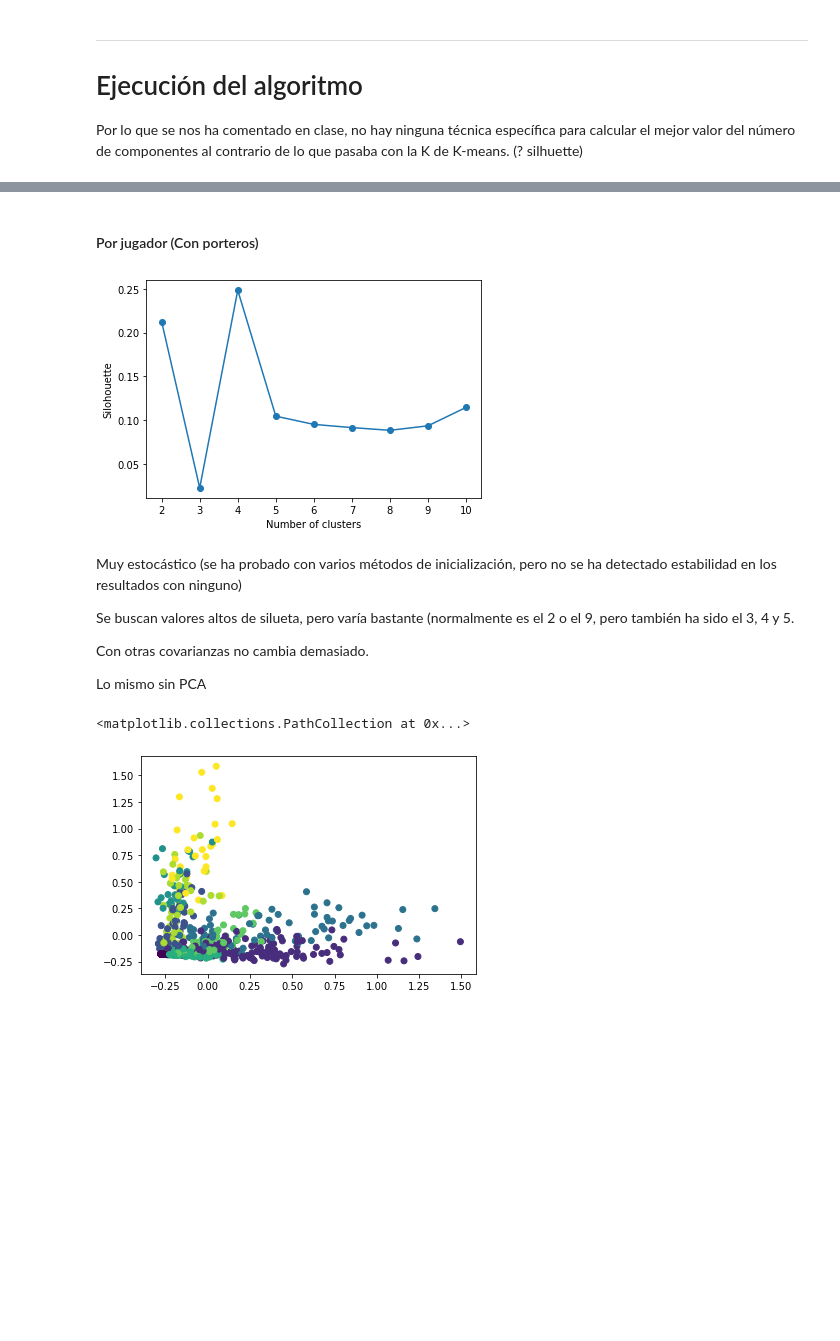
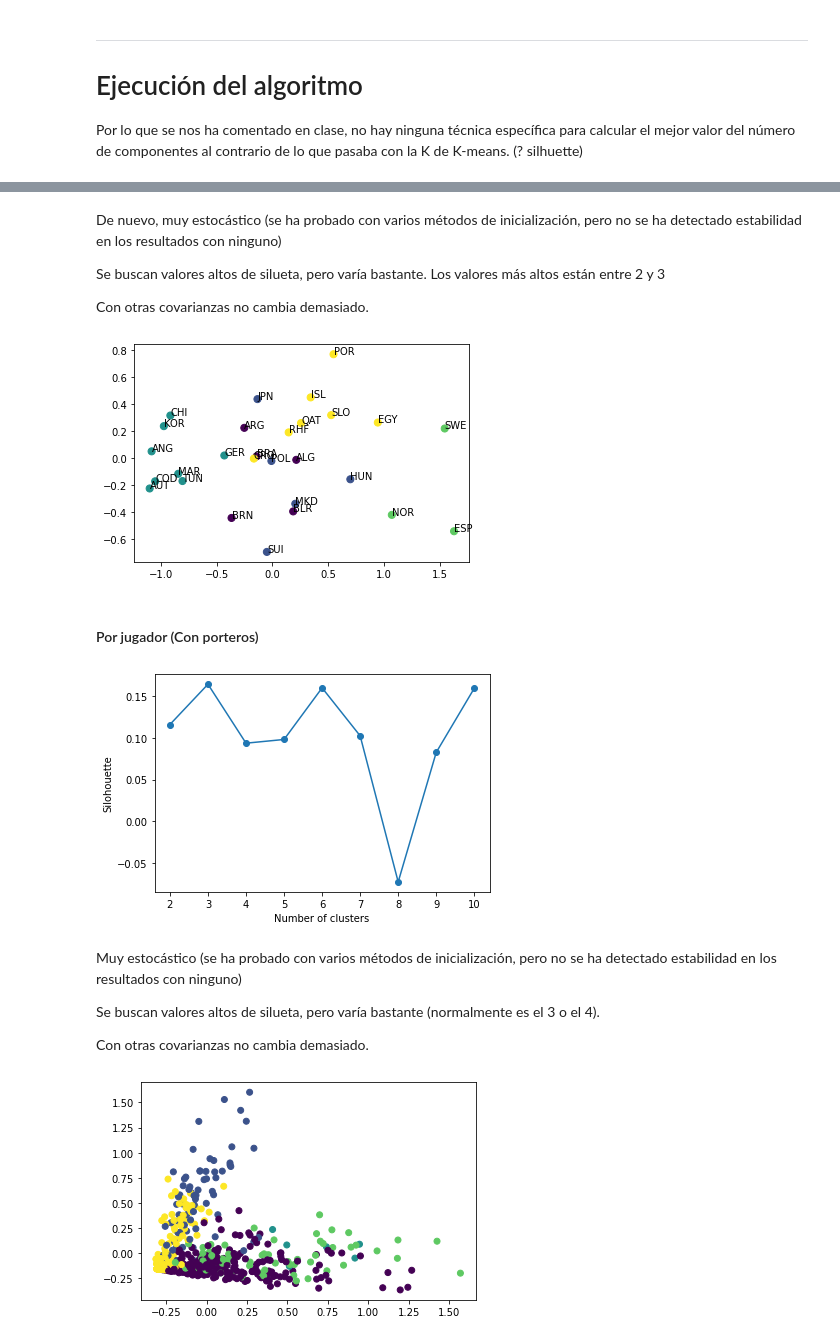
Before and after one commit to SergioMartinezCid/MUII-DSI-2022-23, a Jupyter notebook: Clustering/DSI_Trabajo_Clústering.ipynb, the cells around one changed output, grey strips where cells are left out. Saved outputs shown, nothing was run; the diff lists cells and outputs as text; code cells hidden in the pictures; blank space fills up the shorter version.

```diff
--- a/Clustering/DSI_Trabajo_Clústering.ipynb
+++ b/Clustering/DSI_Trabajo_Clústering.ipynb
@@ -663,0 +953,14 @@ Por lo que se nos ha comentado en clase, no hay ninguna técnica específica par
+# %%
+silhouettes = []
+
+for i in range(2, 11):
+    em = GaussianMixture(n_components=i,covariance_type='full', init_params='k-means++')
+    em.fit(team_no_presidentscup_df)
+    labels = em.predict(team_no_presidentscup_df)
+    silhouettes.append(metrics.silhouette_score(team_no_presidentscup_df, labels))
+
+# Se dibuja la silueta obtenida para elegir el número de gaussianos
+plt.plot(range(2,11), silhouettes , marker='o')
+plt.xlabel('Number of clusters')
+plt.ylabel('Silohouette')
+plt.show()
@@ -664,3 +969,27 @@ Por lo que se nos ha comentado en clase, no hay ninguna técnica específica par
+# %% [markdown]
+De nuevo, muy estocástico (se ha probado con varios métodos de inicialización, pero no se ha detectado estabilidad en los resultados con ninguno)
+
+Se buscan valores altos de silueta, pero varía bastante.
+Los valores más altos están entre 2 y 3
+
+Con otras covarianzas no cambia demasiado.
+# %%
+n_components = 5 #@param {type:"slider", min:2, max:10}
+em = GaussianMixture(n_components=n_components,covariance_type='full', init_params='k-means++')
+em.fit(team_no_presidentscup_df)
+labels = em.predict(team_no_presidentscup_df)
+ig, ax = plt.subplots()
+
+ax.scatter(team_no_presidentscup_df_pca[:,0], team_no_presidentscup_df_pca[:,1] ,s=50, c=labels)
+
+for i in range(0,len(team_no_presidentscup_df_pca)):
+    ax.annotate(team_no_presidentscup_df.index[i], (team_no_presidentscup_df_pca[i,0], team_no_presidentscup_df_pca[i,1]))
+
+#Guardar el resultado como excel para analizar
+team_no_presidentscup_df['cluster']=labels
+team_no_presidentscup_df.to_excel("result_team_no_presidents_cup-"+str(n_components)+"_clusters.xlsx")
+# %% [output]
+[figure, added]
 # %% [markdown]
 #### Por jugador (Con porteros)
 # %%
@@ -668,9 +997,9 @@ silhouettes = []
 
 for i in range(2, 11):
     em = GaussianMixture(n_components=i,covariance_type='full', init_params='k-means++')
-    em.fit(player_goalkeepers_df_pca)
-    labels = em.predict(player_goalkeepers_df_pca)
-    silhouettes.append(metrics.silhouette_score(player_goalkeepers_df_pca, labels))
+    em.fit(player_goalkeepers_df)
+    labels = em.predict(player_goalkeepers_df)
+    silhouettes.append(metrics.silhouette_score(player_goalkeepers_df, labels))
 
 # Se dibuja la silueta obtenida para elegir el número de gaussianos
 plt.plot(range(2,11), silhouettes , marker='o')
@@ -678,22 +1007,23 @@ plt.xlabel('Number of clusters')
 plt.ylabel('Silohouette')
 plt.show()
 # %% [output]
-[figure, old version]
+[figure, new version]
 # %% [markdown]
 Muy estocástico (se ha probado con varios métodos de inicialización, pero no se ha detectado estabilidad en los resultados con ninguno)
 
-Se buscan valores altos de silueta, pero varía bastante (normalmente es el 2 o el 9, pero también ha sido el 3, 4 y 5.
+Se buscan valores altos de silueta, pero varía bastante (normalmente es el 3 o el 4).
 
 Con otras covarianzas no cambia demasiado.
-
-Lo mismo sin PCA
 # %%
-n_components = 9 #@param {type:"slider", min:2, max:10}
+n_components = 5 #@param {type:"slider", min:2, max:10}
 em = GaussianMixture(n_components=n_components,covariance_type='full', init_params='k-means++')
-em.fit(player_goalkeepers_df_pca)
-labels = em.predict(player_goalkeepers_df_pca)
+em.fit(player_goalkeepers_df)
+labels = em.predict(player_goalkeepers_df)
 
 plt.scatter(np.array([i[0] for i in player_goalkeepers_df_pca]), np.array([i[1] for i in player_goalkeepers_df_pca]), c=labels)
+
+#Guardar el resultado como excel para analizar
+player_goalkeepers_df['cluster']=labels
+player_goalkeepers_df.to_excel("result_players_goalkeepers-"+str(n_components)+"_clusters.xlsx")
 # %% [output]
-<matplotlib.collections.PathCollection at 0x...>
-[figure, old version]
+[figure, new version]
```
Also changed, not shown: parts of 61 cells of this notebook.
